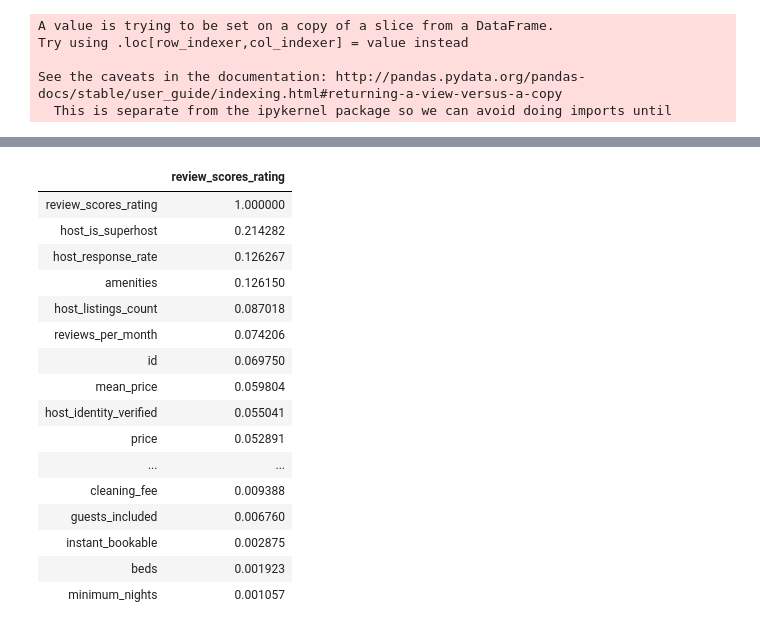
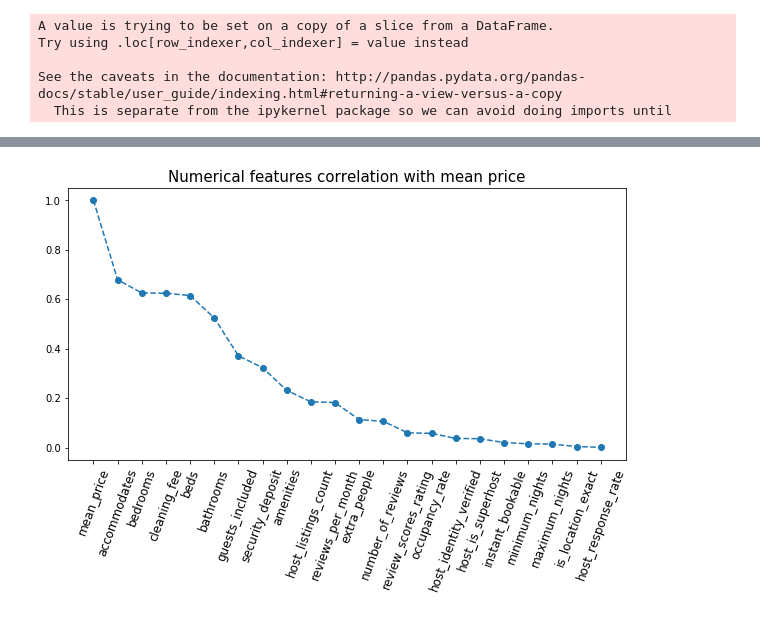
Before and after one commit to BambooPalace/UdacityDataScienceNanoDegree, a Jupyter notebook: Airbnb Dataset Analysis.ipynb, the cells around one changed output, grey strips where cells are left out. Cells and saved outputs as stored; diff of their text form; code cells hidden in the pictures.

Commit message:
complete Airbnb analysis notebook

```diff
--- a/Airbnb Dataset Analysis.ipynb
+++ b/Airbnb Dataset Analysis.ipynb
@@ -387,5 +400,6 @@ includes ...
 # %%
-for feature_with_symbol in ['cleaning_fee','extra_people','host_response_rate','price','security_deposit']:
+#Remove the %, $ unit symbols from value features, convert format to numerical types.
+for feature_with_symbol in ['cleaning_fee','extra_people','host_response_rate','security_deposit']:
     no_symbol = listing_cleansed[feature_with_symbol].replace('[\$,\%]','', regex=True)
     listing_cleansed[feature_with_symbol] = pd.to_numeric(no_symbol)
 # %%
@@ -401,23 +415,25 @@ listing_cleansed.isnull().sum()
 
 # check 0 dulicates
 listing_cleansed.duplicated().sum()
-listing_cleansed.duplicated(subset='id').sum()
 
-# Note for fee-related column, Nan values is equivalent =0, should be handle seperately
-
+# Note for fee-related columns, Nan value is equivalent to 0, thus fill missing values with 0.
 listing_cleansed[['security_deposit','cleaning_fee']]=\
     listing_cleansed[['security_deposit','cleaning_fee']].fillna(0.0)
 
-# fill in others columns with missing values by 'mode' for categorical values, and by 'mean' for numerical values
-categorical_features=listing_cleansed.select_dtypes(include=['object']).columns
-numerical_features=listing_cleansed.select_dtypes(exclude=['object']).columns
+# fill in columns with missing values by 'mode' for categorical values, and by 'mean' for numerical values
+categorical_features=listing_cleansed.select_dtypes(include=['object']).columns.tolist()
+numerical_features=listing_cleansed.select_dtypes(exclude=['object']).columns.tolist()
 
+# import imputer to fill missing values
 from sklearn.impute import SimpleImputer
 imp_med=SimpleImputer(strategy='median')
 imp_mode=SimpleImputer(strategy='most_frequent')
 
+#impution is done
 listing_cleansed[categorical_features]=pd.DataFrame(imp_mode.fit_transform(listing_cleansed[categorical_features]))
 listing_cleansed[numerical_features]=pd.DataFrame(imp_med.fit_transform(listing_cleansed[numerical_features]))
+
+#check that dataset is ready
 listing_cleansed.info()
 # %% [output]
 <class 'pandas.core.frame.DataFrame'>
@@ -463,22 +455,0 @@ price_corr
-# %%
-review_corr=listing_cleansed.corr()[['review_scores_rating']].apply(lambda x: abs(x)).\
-    sort_values(by=['review_scores_rating'],ascending=False)
-review_corr
-# %% [output]
-|  | review_scores_rating |
-| review_scores_rating | 1.000000 |
-| host_is_superhost | 0.214282 |
-| host_response_rate | 0.126267 |
-| amenities | 0.126150 |
-| host_listings_count | 0.087018 |
-| reviews_per_month | 0.074206 |
-| id | 0.069750 |
-| mean_price | 0.059804 |
-| host_identity_verified | 0.055041 |
-| price | 0.052891 |
-| ... | ... |
-| cleaning_fee | 0.009388 |
-| guests_included | 0.006760 |
-| instant_bookable | 0.002875 |
-| beds | 0.001923 |
-| minimum_nights | 0.001057 |
@@ -484,0 +459,16 @@ review_corr
+# %%
+#Price analysis
+# As time is not a feature here, use mean_price instead of price.
+# now data is processed, let's check the (numerical) features' correlations with the target 'mean_price'.
+
+price_corr=listing_cleansed.corr()[['mean_price']].apply(lambda x: abs(x)).\
+    sort_values(by=['mean_price'],ascending=False)
+
+plt.subplots(figsize=[10,5])
+plt.plot(price_corr, 'o--')
+plt.title('Numerical features correlation with mean price', size=15)
+plt.xticks(rotation=70, size=12);
+
+# tried removing features with low corr < 0.1, modelling score is worse. Thus keep.
+# %% [output]
+[figure, added]
```
Also changed, not shown: parts of 75 cells of this notebook, 1 other file.
